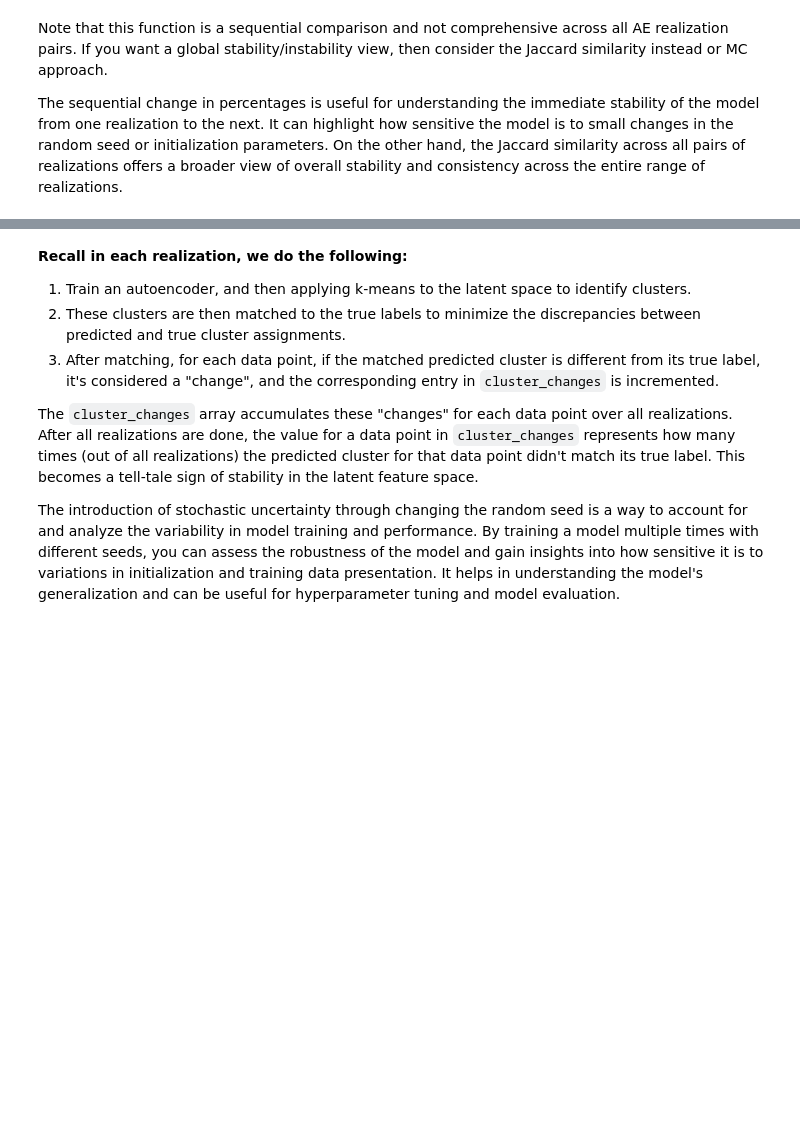
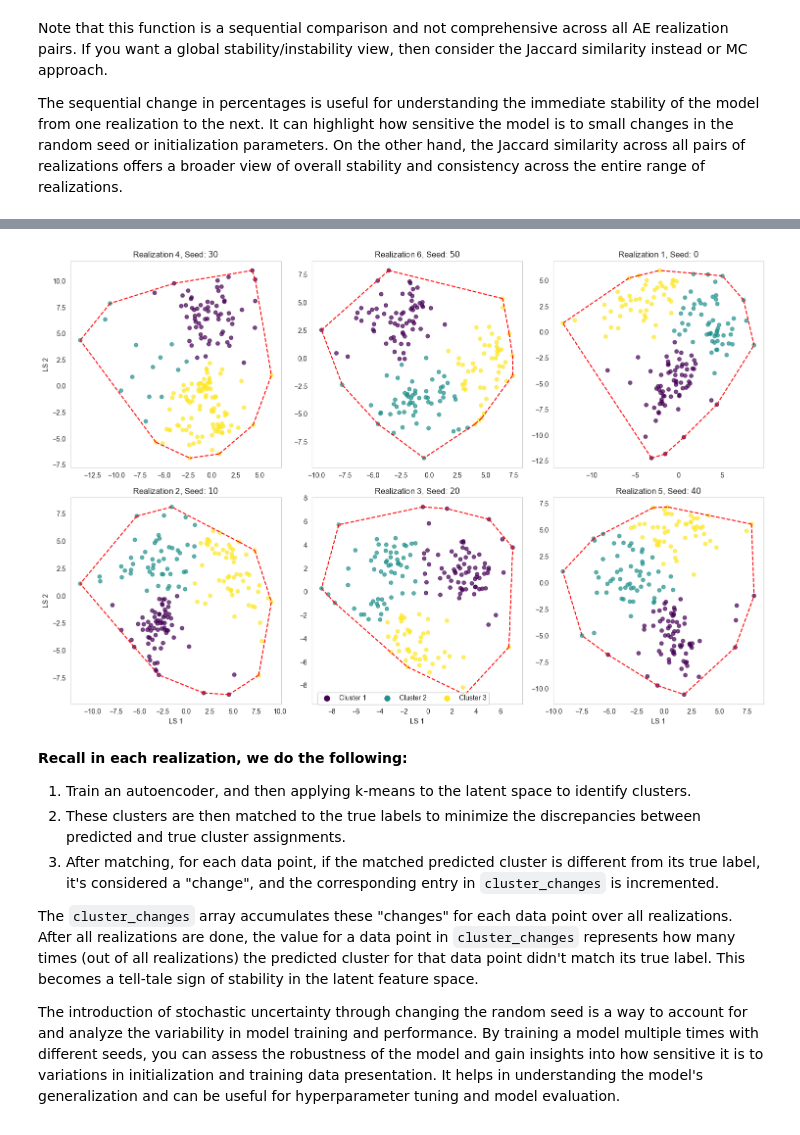
Before and after one commit to misaelmmorales/DeepLearning-LatentSpace-StabilityEvaluation, a Jupyter notebook: Notebooks/Notebook 1: Wine Dataset Multiple Realizations.ipynb, the cells around one changed output, grey strips where cells are left out. Saved outputs shown, nothing was run; the diff lists cells and outputs as text; code cells hidden in the pictures; blank space fills up the shorter version.

```diff
--- a/Notebooks/Notebook 1: Wine Dataset Multiple Realizations.ipynb
+++ b/Notebooks/Notebook 1: Wine Dataset Multiple Realizations.ipynb
@@ -574,7 +576,7 @@ optimizer = optim.Adam(model.parameters(), lr=0.001)
 initial_seed = 0 # starting sequence for random seed generator
 step_size = 10   # Change this to increase seeds every x units as needed
 random.seed(initial_seed)
-num_seeds = 100 # 6 # 1000 # nos of realizations needed
+num_seeds = 6 # 100 # 1000 # nos of realizations needed
 seed_values = [initial_seed + (step_size * i) for i in range(num_seeds)]
 cluster_changes = np.zeros_like(target)  # To track changes in cluster assignments
 change_percentages = []  # List to store percentage of changed clusters for each realization
@@ -721,35 +723,54 @@ for idx, seed in enumerate(seed_values):
 
     # Store computed variables needed from convex hull polygon i.e., the number of vertices, area, and volume for each AE realization
     convexhull_array[idx, :] = [len(vertices), hull.area, hull.volume]
     convex_hull_vertices.append(vertices_idx)
 
     # Save convex hull attributes to numpy files
     np.save('convexhull_array.npy', convexhull_array)
 
     # Different types of anisotropy computations
     mvee_anis= run_mvee(array_2d=encoded_data, plotter=False)
     global_anis, _, _, _, _ = compute_anisotropy(array_2d=encoded_data, type='global', plotter=False)
     _, local_anis, arithmetic_anis, harmonic_anis, geometric_anis = compute_anisotropy(array_2d=encoded_data, type='local', plotter=False)
     local_anisotropies.append(np.array(local_anis))
     anisotropy_array[idx, :] = [mvee_anis, global_anis, arithmetic_anis, harmonic_anis, geometric_anis]
 
     # Save and store anisotropy attributes to numpy files or whatever format as needed
     np.save('anisotropy_array.npy', anisotropy_array)
 
     # Check if the current realization index is in the list of visualization_indices
     if idx in visualization_indices:
         # Visualization of latent space in 3x3 grid
-        axs[visualization_indices.index(idx)].scatter(encoded_data[:, 0], encoded_data[:, 1], c=predicted_clusters, cmap='viridis', marker='o', s=30,
+        scatter = axs[visualization_indices.index(idx)].scatter(encoded_data[:, 0], encoded_data[:, 1], c=predicted_clusters, cmap='viridis', marker='o', s=30,
                       alpha=0.7)
         axs[visualization_indices.index(idx)].set_title(f"Realization {idx + 1}, Seed: ${seed}$")
 
         for simplex in hull.simplices:
             axs[visualization_indices.index(idx)].plot(my_points[simplex, 0], my_points[simplex, 1], 'r--')
             #axs[visualization_indices.index(idx)].fill(my_points[hull.vertices, 0], my_points[hull.vertices, 1], c='yellow', alpha=0.01)
 
+        # Adding Y-axis labels to the first column
+        for ax in range(2):
+            axs[ax * 3].set_ylabel("LS 2")
+
+        # Adding X-axis label to the bottom row
+        for ax in axs[3:]:
+            ax.set_xlabel("LS 1")
+
+        # Assuming the number of clusters is defined
+        n_clusters = 3  # Example: 3 clusters
+        viridis = ListedColormap(plt.cm.viridis(np.linspace(0, 1, n_clusters)))
+
+        # Then, for each cluster, create a Line2D object for the legend
+        legend_elements = [Line2D([0], [0], marker='o', color='w', label=f'Cluster {i+1}',
+                                  markersize=10, markerfacecolor=viridis.colors[i]) for i in range(n_clusters)]
+
+fig.legend(handles=legend_elements, loc='lower center', bbox_to_anchor=(0.5, 0.05), ncol=n_clusters)
 plt.tight_layout()
-plt.savefig('LS Visualization for Select AE Realizations with CH.png', dpi=300, bbox_inches='tight')
+plt.savefig('LS Visualization for Select AE Realizations with Convex Hull Line.png', dpi=300, bbox_inches='tight')
 plt.show()
+# %% [output]
+[figure, added]
 # %% [markdown]
 **Recall in each realization, we do the following:**
 
```
Also changed, not shown: parts of 16 cells of this notebook.
